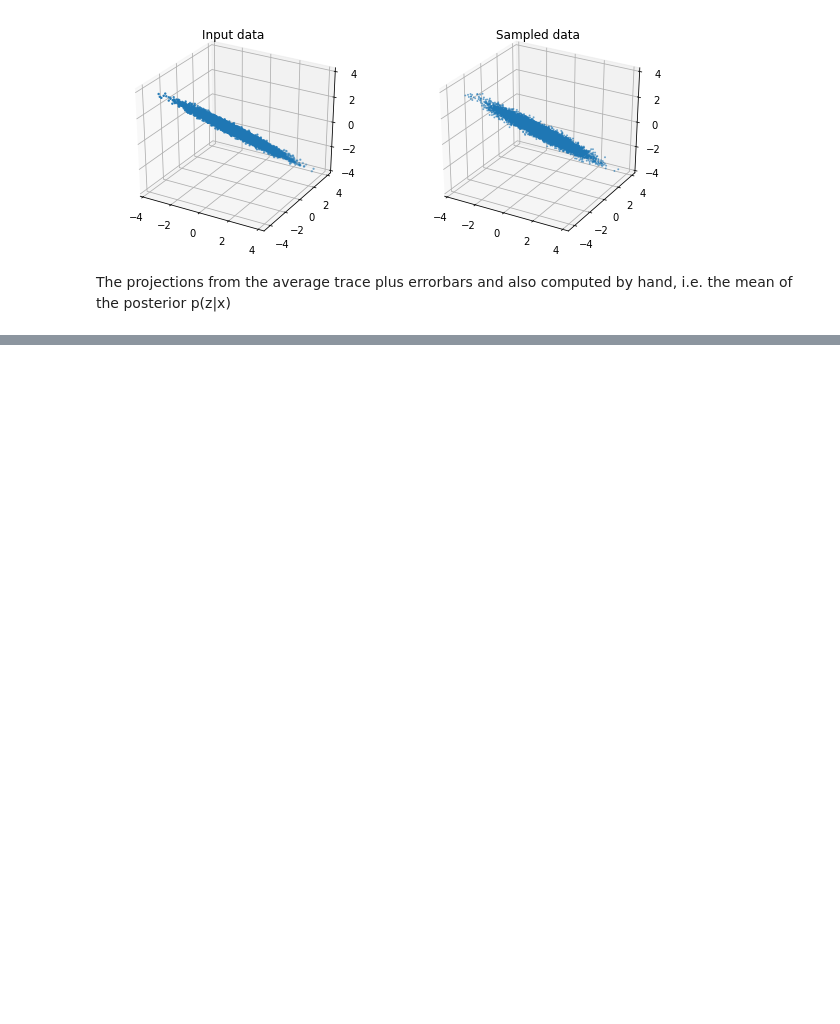
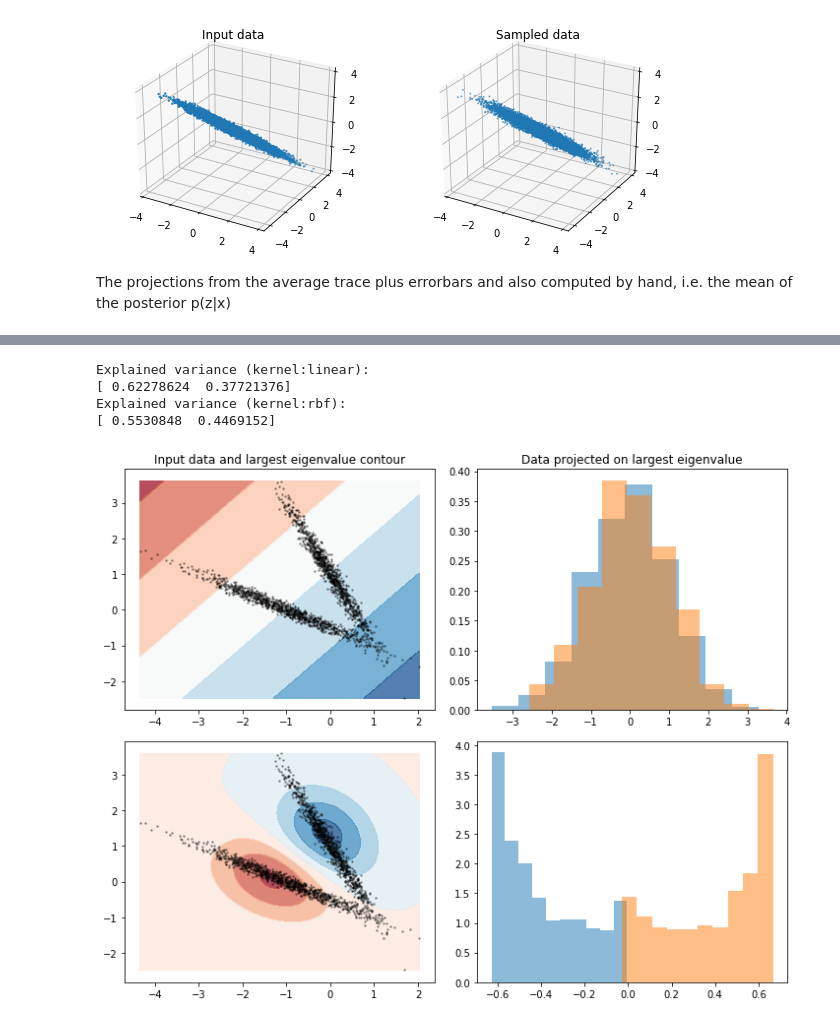
Before and after one commit to phuijse/courses_notebooks, a Jupyter notebook: notebooks/dimensionality_reduction.ipynb, the cells around one changed output, grey strips where cells are left out. Saved outputs shown, nothing was run; the diff lists cells and outputs as text; code cells hidden in the pictures; blank space fills up the shorter version.

```diff
--- a/notebooks/dimensionality_reduction.ipynb
+++ b/notebooks/dimensionality_reduction.ipynb
@@ -130,0 +161,35 @@ _ = plt.title('z from sklearn PCA')
+# %%
+fig = plt.figure(figsize=(10, 8))
+
+for k, kernel in enumerate(['linear', 'rbf']):
+    pca = KernelPCA(n_components=2, kernel=kernel, gamma=1.0)
+    pca.fit(data)
+    print("Explained variance (kernel:%s):" %(kernel))
+    print(pca.lambdas_/np.sum(pca.lambdas_))
+    I = np.argmax(pca.lambdas_)
+
+    V_projected = np.zeros(shape=(X.shape[0], X.shape[1], 2))
+    for i in range(X.shape[0]):
+        V_projected[i, :, :] = pca.transform(np.stack([X[i,:],Y[i,:]]).T)
+
+    ax = fig.add_subplot(2, 2, 2*k+1)
+    #matplotlib.rcParams['contour.negative_linestyle'] = 'solid'
+    if k == 0:
+        plt.title('Input data and largest eigenvalue contour')
+    plt.contourf(X, Y, V_projected[:, :, I], alpha=0.75, cmap=plt.cm.RdBu)
+    plt.scatter(data[:, 0], data[:,1], s=5, c='k', linewidths=0, alpha=0.5)
+
+    data_proj = pca.transform(data)
+    ax = fig.add_subplot(2, 2, 2*k+2)
+    if k== 0:
+        plt.title('Data projected on largest eigenvalue')
+    ax.hist(data_proj[:N, I], alpha=0.5, normed=True)
+    ax.hist(data_proj[N:, I],  alpha=0.5, normed=True)
+
+plt.tight_layout()
+# %% [output]
+Explained variance (kernel:linear):
+[ 0.62278624  0.37721376]
+Explained variance (kernel:rbf):
+[ 0.5530848  0.4469152]
+[figure, added]
```
Also changed, not shown: parts of 6 cells of this notebook.
